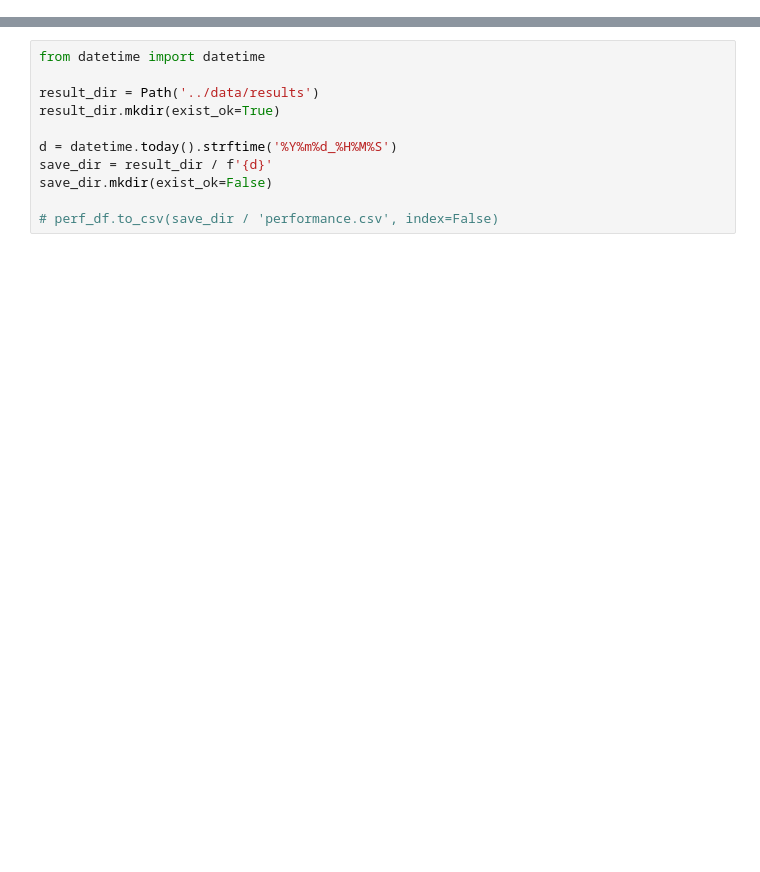
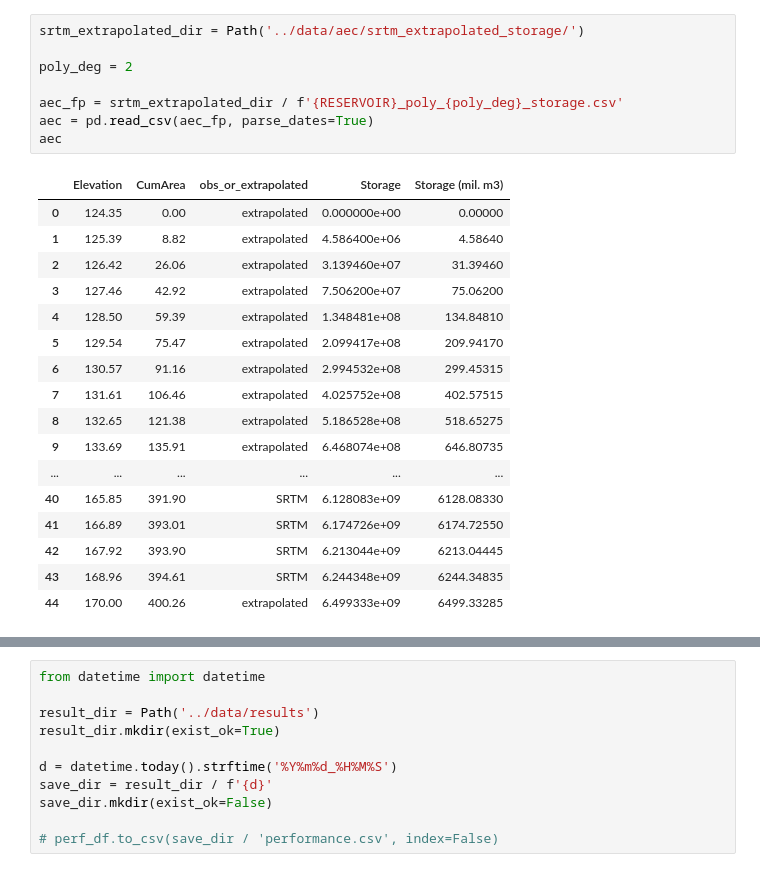
Before and after one commit to UW-SASWE/tmspp, a Jupyter notebook: notebooks/04-test.ipynb, the cells around one changed output, grey strips where cells are left out. Saved outputs shown, nothing was run; the diff lists cells and outputs as text; blank space fills up the shorter version.

```diff
--- a/notebooks/04-test.ipynb
+++ b/notebooks/04-test.ipynb
@@ -417,0 +73,26 @@ perf_df
+# %%
+srtm_extrapolated_dir = Path('../data/aec/srtm_extrapolated_storage/')
+
+poly_deg = 2
+
+aec_fp = srtm_extrapolated_dir / f'{RESERVOIR}_poly_{poly_deg}_storage.csv'
+aec = pd.read_csv(aec_fp, parse_dates=True)
+aec
+# %% [output]
+|  | Elevation | CumArea | obs_or_extrapolated | Storage | Storage (mil. m3) |
+| 0 | 124.35 | 0.00 | extrapolated | 0.000000e+00 | 0.00000 |
+| 1 | 125.39 | 8.82 | extrapolated | 4.586400e+06 | 4.58640 |
+| 2 | 126.42 | 26.06 | extrapolated | 3.139460e+07 | 31.39460 |
+| 3 | 127.46 | 42.92 | extrapolated | 7.506200e+07 | 75.06200 |
+| 4 | 128.50 | 59.39 | extrapolated | 1.348481e+08 | 134.84810 |
+| 5 | 129.54 | 75.47 | extrapolated | 2.099417e+08 | 209.94170 |
+| 6 | 130.57 | 91.16 | extrapolated | 2.994532e+08 | 299.45315 |
+| 7 | 131.61 | 106.46 | extrapolated | 4.025752e+08 | 402.57515 |
+| 8 | 132.65 | 121.38 | extrapolated | 5.186528e+08 | 518.65275 |
+| 9 | 133.69 | 135.91 | extrapolated | 6.468074e+08 | 646.80735 |
+| ... | ... | ... | ... | ... | ... |
+| 40 | 165.85 | 391.90 | SRTM | 6.128083e+09 | 6128.08330 |
+| 41 | 166.89 | 393.01 | SRTM | 6.174726e+09 | 6174.72550 |
+| 42 | 167.92 | 393.90 | SRTM | 6.213044e+09 | 6213.04445 |
+| 43 | 168.96 | 394.61 | SRTM | 6.244348e+09 | 6244.34835 |
+| 44 | 170.00 | 400.26 | extrapolated | 6.499333e+09 | 6499.33285 |
```
Also changed, not shown: parts of 57 cells of this notebook.
